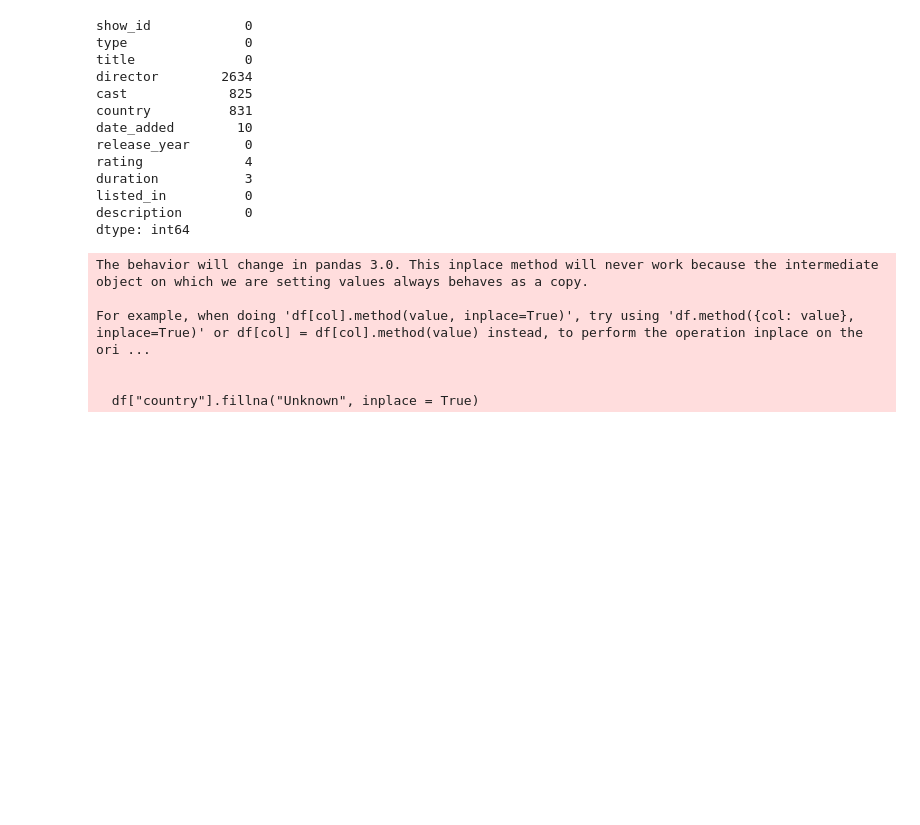
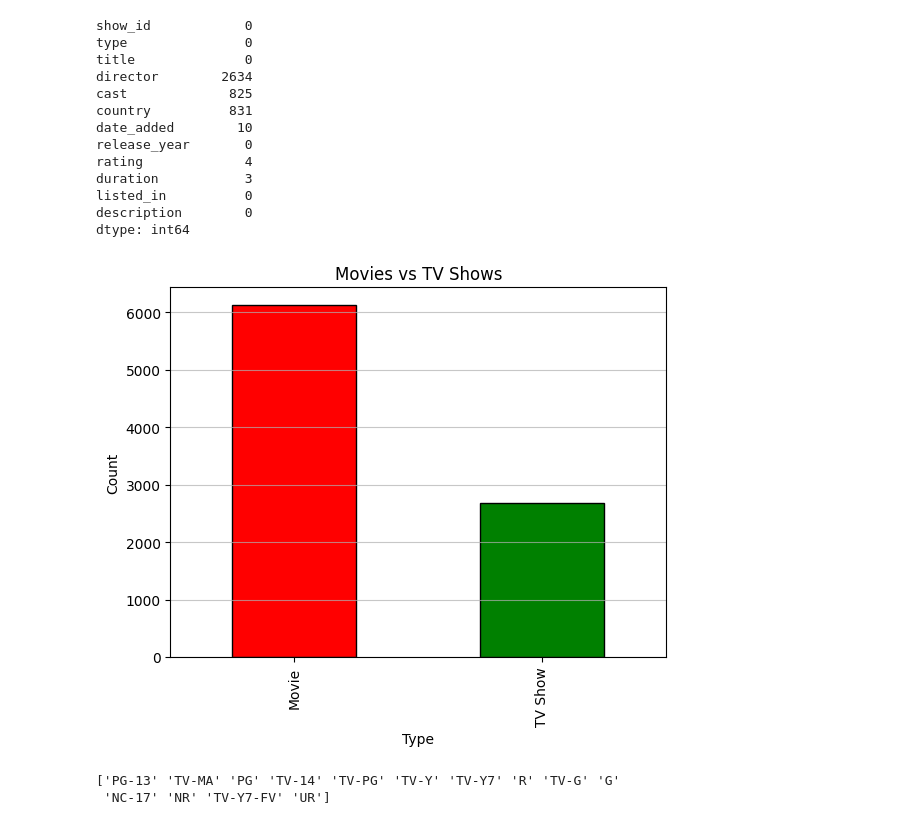
Before and after one commit to MalasKhan/netflix-data-analysis, a Jupyter notebook: netflix_data_analysis.ipynb, the cells around one changed output. Cells and saved outputs as stored; diff of their text form; code cells hidden in the pictures; blank space fills up the shorter version.

```diff
--- a/netflix_data_analysis.ipynb
+++ b/netflix_data_analysis.ipynb
@@ -48,7 +50,7 @@ description        0
 dtype: int64
 # %%
 #filling null elements of df[country] with string to indentify
-df["country"].fillna("Unknown", inplace = True)
+df["country"] = df["country"].fillna("Unknown")
 
 #draopping elements with null ratings
 df.dropna(subset = ["rating"], inplace = True)
@@ -58,10 +60,32 @@ df.dropna(subset=["duration"], inplace=True)
 
 # Reset index after drops
 df.reset_index(drop=True, inplace=True)
-# %% [output]
-The behavior will change in pandas 3.0. This inplace method will never work because the intermediate object on which we are setting values always behaves as a copy.
-
-For example, when doing 'df[col].method(value, inplace=True)', try using 'df.method({col: value}, inplace=True)' or df[col] = df[col].method(value) instead, to perform the operation inplace on the ori ...
-
-
-  df["country"].fillna("Unknown", inplace = True)
+# %%
+#Analysis:  How many Movies vs TV Shows?
+typecount = df["type"].value_counts()
+typecount.plot(kind = "bar", color = ["red", "Green"], edgecolor = "black")
+plt.title("Movies vs TV Shows")
+plt.xlabel("Type")
+plt.ylabel("Count")
+plt.grid(axis='y', linestyle='-', alpha=0.7)
+plt.show()
+# %% [output]
+[figure, added]
+# %%
+print(df['rating'].unique())
+
+# validating elements to used in next analysis
+valid_cols = df[(df['type'] == 'movies') & (df['rating'].notnull()) & (df['release_year'].notnull())]
+
+# Create rating age groups
+under_18 = ['G', 'TV-G', 'PG', 'TV-PG', 'PG-13', 'TV-14']
+over_18 = ['R', 'TV-MA', 'NC-17']
+
+# under 18 rows
+under_18 = valid_cols[valid_cols['rating'].isin(under_18)]['release_year'].value_counts().sort_index()
+
+# over 18 rows
+over_18 = valid_cols[valid_cols['rating'].isin(over_18)]['release_year'].value_counts().sort_index()
+# %% [output]
+['PG-13' 'TV-MA' 'PG' 'TV-14' 'TV-PG' 'TV-Y' 'TV-Y7' 'R' 'TV-G' 'G'
+ 'NC-17' 'NR' 'TV-Y7-FV' 'UR']
```
Also changed, not shown: parts of 2 cells of this notebook.
